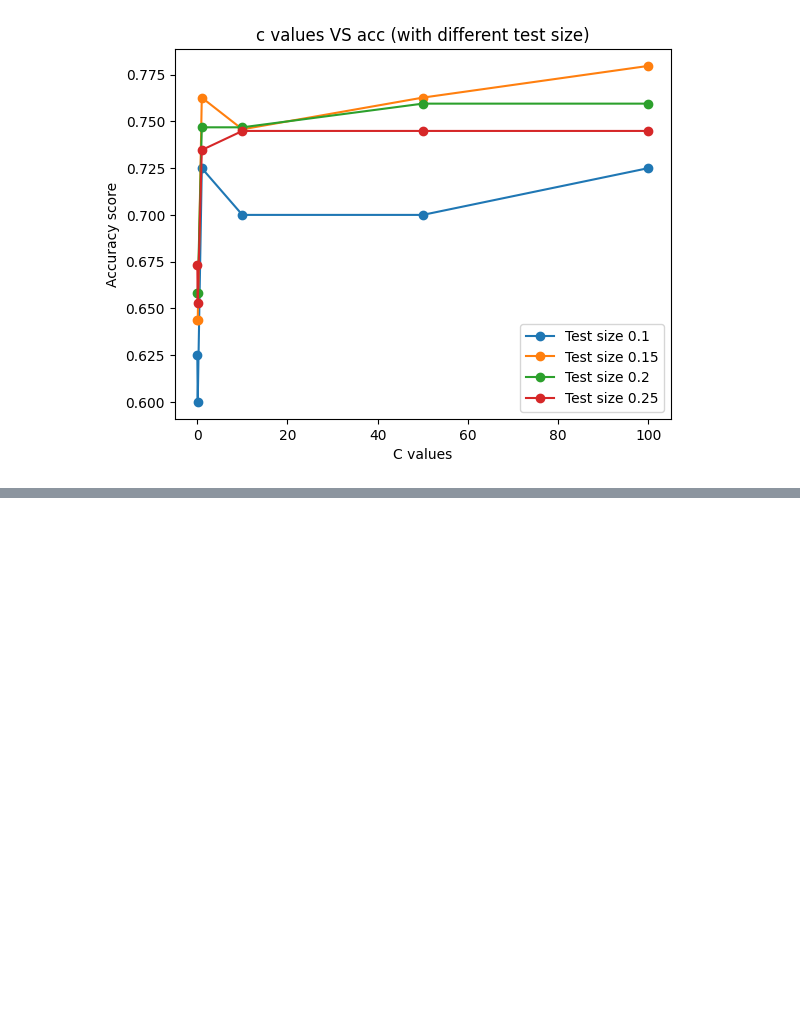
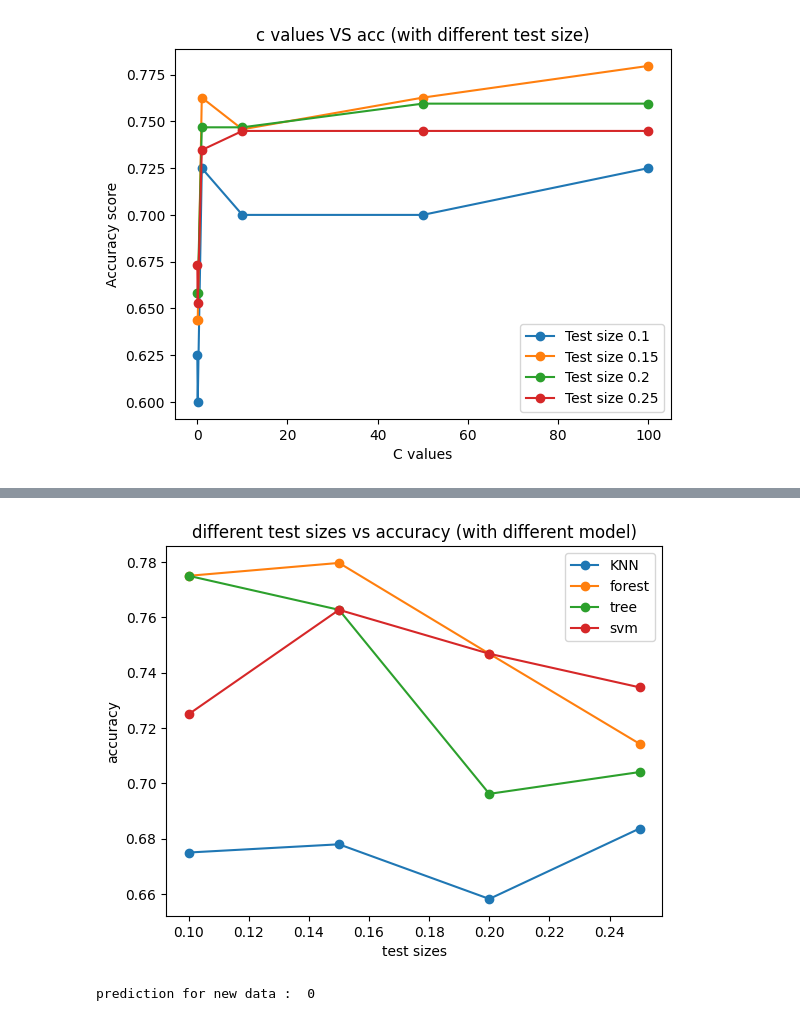
Before and after one commit to vedpcse-stack/Machine-Learning, a Jupyter notebook: Machine_Learning/exam.ipynb, the cells around one changed output, grey strips where cells are left out. Cells and saved outputs as stored; diff of their text form; code cells hidden in the pictures; blank space fills up the shorter version.

```diff
--- a/Machine_Learning/exam.ipynb
+++ b/Machine_Learning/exam.ipynb
@@ -1170,0 +1326,68 @@ Best test size : 0.15
+# %%
+df = pd.read_csv("Datasets/diabetes.csv")
+print(df.head())
+
+# handle null values
+cols_with_zero = ['Glucose' , 'BloodPressure' , 'SkinThickness' , 'Insulin' , 'BMI']
+for col in cols_with_zero :
+    df = df[ df[col] != 0 ]
+
+x = df.drop('Outcome' , axis = 1)
+y = df['Outcome']
+
+test_sizes = [0.1 , 0.15 , 0.2 , 0.25]
+result = {
+    "KNN" : [] ,
+    "forest" : [] ,
+    "tree" : [],
+    "svm" : []
+}
+
+best_acc = 0
+best_test_size = None
+best_model = None
+best_model_name = None
+
+for ts in test_sizes :
+    X_train , X_test , y_train , y_test = train_test_split(x , y , test_size=ts , random_state=42)
+
+    models = {
+        "KNN" : KNeighborsClassifier(n_neighbors=3),
+        "tree" : DecisionTreeClassifier(criterion='entropy' , random_state=42),
+        "forest" : RandomForestClassifier(criterion='entropy' , random_state=42 , n_estimators=51),
+        "svm" : SVC(C=1 , kernel='rbf' , random_state=42)
+    }
+    for name , model in models.items() :
+        model.fit(X_train , y_train)
+        y_pre = model.predict(X_test)
+        acc = accuracy_score(y_test , y_pre)
+
+        if acc > best_acc :
+            best_acc = acc
+            best_test_size = ts
+            best_model = model
+            best_model_name = name
+
+        result[name].append(acc)
+
+print("\n ---- best model ----\n")
+print("model name : " , best_model_name)
+print("best accuracy : " , best_acc)
+print("best test size : " , best_test_size)
+print()
+
+# plot
+for name , val in result.items() :
+    plt.plot(test_sizes , val , marker='o' , label=name)
+plt.xlabel("test sizes")
+plt.ylabel("accuracy")
+plt.title("different test sizes vs accuracy (with different model)")
+plt.legend()
+plt.show()
+
+
+# prediction
+new_data = [[2, 120, 70, 20, 80, 25.0, 0.5, 30]]
+data_pre = best_model.predict(new_data)
+print("prediction for new data : " , data_pre[0])
+# %% [output]
@@ -1170,0 +1413,2 @@ Best test size : 0.15
+[figure, added]
+prediction for new data :  0
```
Also changed, not shown: parts of 6 cells of this notebook, 3 other files.
